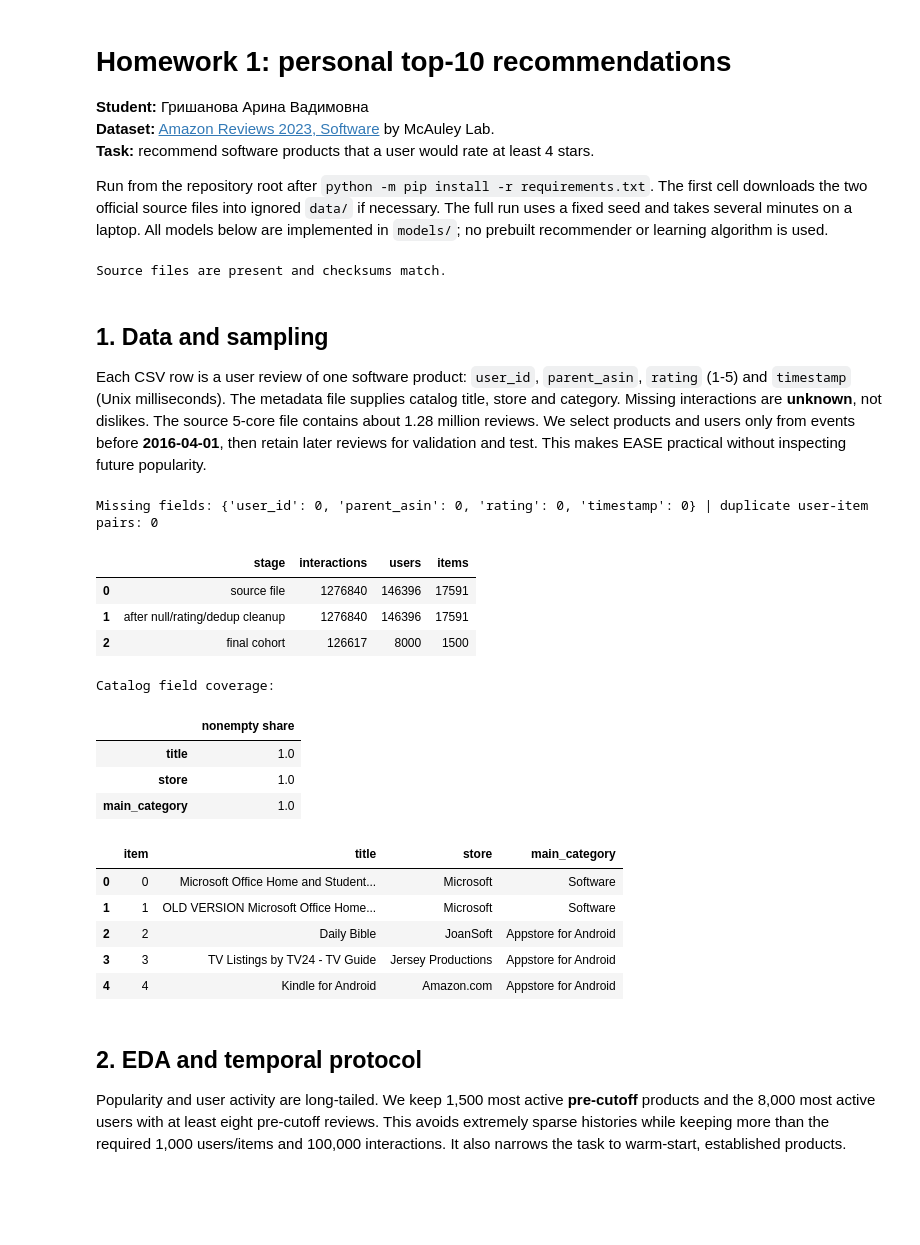
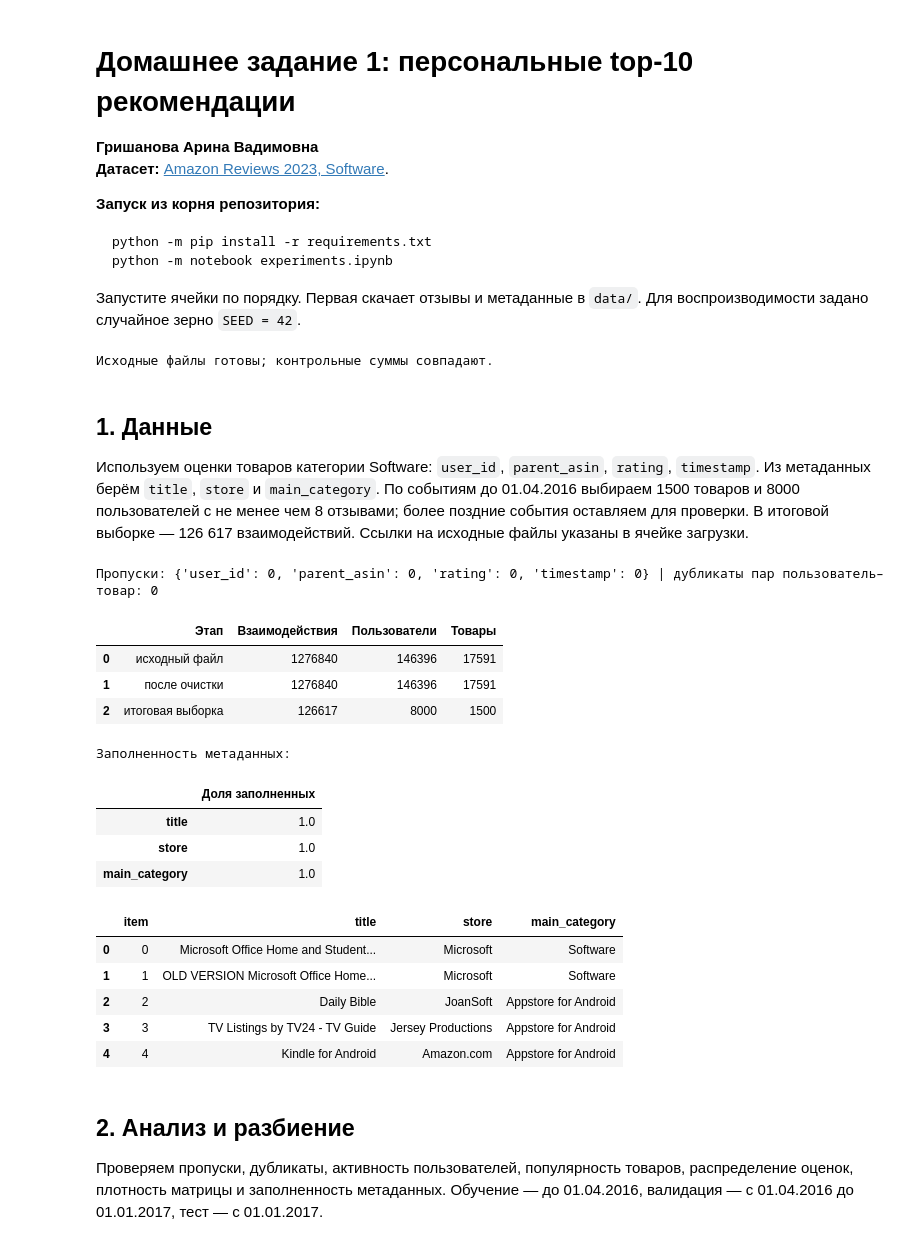
Before and after one commit to arinagrishanova/recsys-homework-1, a Jupyter notebook: experiments.ipynb, the cells around one changed output. Drawn from its saved outputs; the diff is of its cells as text; code cells hidden in the pictures; blank space fills up the shorter version.

Commit message:
Simplify coursework README and localize notebook

````diff
--- a/experiments.ipynb
+++ b/experiments.ipynb
@@ -1,14 +1,18 @@
 # %% [markdown]
-# Homework 1: personal top-10 recommendations
+# Домашнее задание 1: персональные top-10 рекомендации
 
-**Student:** Гришанова Арина Вадимовна
-**Dataset:** [Amazon Reviews 2023, Software](https://amazon-reviews-2023.github.io/) by McAuley Lab.
-**Task:** recommend software products that a user would rate at least 4 stars.
+**Гришанова Арина Вадимовна**
+**Датасет:** [Amazon Reviews 2023, Software](https://amazon-reviews-2023.github.io/).
 
-Run from the repository root after `python -m pip install -r requirements.txt`.
-The first cell downloads the two official source files into ignored `data/` if necessary.
-The full run uses a fixed seed and takes several minutes on a laptop. All models below
-are implemented in `models/`; no prebuilt recommender or learning algorithm is used.
+**Запуск из корня репозитория:**
+
+```powershell
+python -m pip install -r requirements.txt
+python -m notebook experiments.ipynb
+```
+
+Запустите ячейки по порядку. Первая скачает отзывы и метаданные в `data/`.
+Для воспроизводимости задано случайное зерно `SEED = 42`.
 # %%
 from pathlib import Path
 from urllib.request import urlretrieve
@@ -42,22 +46,21 @@ FILES = {
 for name, (relative_url, expected_hash) in FILES.items():
     path = DATA / name
     if not path.exists():
-        print('Downloading', name)
+        print('Скачивание:', name)
         urlretrieve(SOURCE + relative_url, path)
     digest = sha256(path.read_bytes()).hexdigest()
-    assert digest == expected_hash, f'Checksum mismatch: {name}'
-print('Source files are present and checksums match.')
+    assert digest == expected_hash, f'Не совпала контрольная сумма: {name}'
+print('Исходные файлы готовы; контрольные суммы совпадают.')
 # %% [output]
-Source files are present and checksums match.
+Исходные файлы готовы; контрольные суммы совпадают.
 # %% [markdown]
-## 1. Data and sampling
+## 1. Данные
 
-Each CSV row is a user review of one software product: `user_id`, `parent_asin`,
-`rating` (1-5) and `timestamp` (Unix milliseconds). The metadata file supplies
-catalog title, store and category. Missing interactions are **unknown**, not dislikes.
-The source 5-core file contains about 1.28 million reviews. We select products
-and users only from events before **2016-04-01**, then retain later reviews for
-validation and test. This makes EASE practical without inspecting future popularity.
+Используем оценки товаров категории Software: `user_id`, `parent_asin`, `rating`, `timestamp`.
+Из метаданных берём `title`, `store` и `main_category`.
+По событиям до 01.04.2016 выбираем 1500 товаров и 8000 пользователей с не менее чем
+8 отзывами; более поздние события оставляем для проверки. В итоговой выборке —
+126 617 взаимодействий. Ссылки на исходные файлы указаны в ячейке загрузки.
 # %%
 TRAIN_END = pd.Timestamp('2016-04-01', tz='UTC').value // 10**6
 VALID_END = pd.Timestamp('2017-01-01', tz='UTC').value // 10**6
@@ -72,41 +75,41 @@ raw = raw.dropna(subset=['user_id', 'parent_asin', 'rating', 'timestamp'])
 raw = raw[raw['rating'].between(1, 5)].copy()
 raw = raw.sort_values(['timestamp', 'user_id', 'parent_asin'])
 duplicates = int(raw.duplicated(['user_id', 'parent_asin']).sum())
 raw = raw.drop_duplicates(['user_id', 'parent_asin'], keep='first')
 
 early = raw[raw.timestamp < TRAIN_END]
 item_counts = early.groupby('parent_asin').size().reset_index(name='events')
 item_counts = item_counts.sort_values(['events', 'parent_asin'], ascending=[False, True])
 item_ids = sorted(item_counts.head(N_PRODUCTS).parent_asin)
 selected = raw[raw.parent_asin.isin(item_ids)].copy()
 user_counts = selected.loc[selected.timestamp < TRAIN_END].groupby('user_id').size()
 eligible_users = user_counts[user_counts >= MIN_TRAIN_EVENTS]
 user_ids = sorted(eligible_users.sort_values(ascending=False, kind='stable').head(MAX_USERS).index)
 selected = selected[selected.user_id.isin(user_ids)].copy()
 user_map = {key: index for index, key in enumerate(user_ids)}
 item_map = {key: index for index, key in enumerate(item_ids)}
 selected['user'] = selected.user_id.map(user_map).astype('int32')
 selected['item'] = selected.parent_asin.map(item_map).astype('int32')
 N_USERS, N_ITEMS = len(user_ids), len(item_ids)
 
 summary = pd.DataFrame({
-    'stage': ['source file', 'after null/rating/dedup cleanup', 'final cohort'],
+    'stage': ['исходный файл', 'после очистки', 'итоговая выборка'],
     'interactions': [raw_count, len(raw), len(selected)],
     'users': [pd.read_csv(DATA / 'Software.csv', usecols=['user_id']).user_id.nunique(),
               raw.user_id.nunique(), N_USERS],
     'items': [pd.read_csv(DATA / 'Software.csv', usecols=['parent_asin']).parent_asin.nunique(),
               raw.parent_asin.nunique(), N_ITEMS],
 })
-display(summary)
-print('Missing fields:', missing.to_dict(), '| duplicate user-item pairs:', duplicates)
+display(summary.rename(columns={'stage': 'Этап', 'interactions': 'Взаимодействия', 'users': 'Пользователи', 'items': 'Товары'}))
+print('Пропуски:', missing.to_dict(), '| дубликаты пар пользователь–товар:', duplicates)
 assert 100_000 <= len(selected) <= 2_000_000
 assert N_USERS >= 1000 and N_ITEMS >= 1000
 # %% [output]
-Missing fields: {'user_id': 0, 'parent_asin': 0, 'rating': 0, 'timestamp': 0} | duplicate user-item pairs: 0
+Пропуски: {'user_id': 0, 'parent_asin': 0, 'rating': 0, 'timestamp': 0} | дубликаты пар пользователь–товар: 0
-|  | stage | interactions | users | items |
-| 0 | source file | 1276840 | 146396 | 17591 |
-| 1 | after null/rating/dedup cleanup | 1276840 | 146396 | 17591 |
-| 2 | final cohort | 126617 | 8000 | 1500 |
+|  | Этап | Взаимодействия | Пользователи | Товары |
+| 0 | исходный файл | 1276840 | 146396 | 17591 |
+| 1 | после очистки | 1276840 | 146396 | 17591 |
+| 2 | итоговая выборка | 126617 | 8000 | 1500 |
 # %%
 selected_ids = set(item_ids)
 metadata_rows = {}
@@ -123,12 +126,12 @@ with (DATA / 'meta_Software.jsonl').open(encoding='utf-8') as stream:
             }
 metadata = pd.DataFrame(metadata_rows.values()).sort_values('item').reset_index(drop=True)
 assert len(metadata) == N_ITEMS
-print('Catalog field coverage:')
-display((metadata[['title', 'store', 'main_category']] != '').mean().rename('nonempty share'))
+print('Заполненность метаданных:')
+display((metadata[['title', 'store', 'main_category']] != '').mean().rename('Доля заполненных'))
 display(metadata[['item', 'title', 'store', 'main_category']].head())
 # %% [output]
-Catalog field coverage:
+Заполненность метаданных:
-|  | nonempty share |
+|  | Доля заполненных |
 | title | 1.0 |
 | store | 1.0 |
 | main_category | 1.0 |
@@ -139,12 +142,12 @@ Catalog field coverage:
 | 3 | 3 | TV Listings by TV24 - TV Guide | Jersey Productions | Appstore for Android |
 | 4 | 4 | Kindle for Android | Amazon.com | Appstore for Android |
 # %% [markdown]
-## 2. EDA and temporal protocol
+## 2. Анализ и разбиение
 
-Popularity and user activity are long-tailed. We keep 1,500 most active **pre-cutoff**
-products and the 8,000 most active users with at least eight pre-cutoff reviews. This avoids extremely
-sparse histories while keeping more than the required 1,000 users/items and 100,000
-interactions. It also narrows the task to warm-start, established products.
+Проверяем пропуски, дубликаты, активность пользователей, популярность товаров,
+распределение оценок, плотность матрицы и заполненность метаданных.
+Обучение — до 01.04.2016, валидация — с 01.04.2016 до 01.01.2017,
+тест — с 01.01.2017.
 # %%
 train = selected[selected.timestamp < TRAIN_END].copy()
 valid = selected[(selected.timestamp >= TRAIN_END) & (selected.timestamp < VALID_END)].copy()
````
Also changed, not shown: parts of 12 cells of this notebook, 2 other files.
